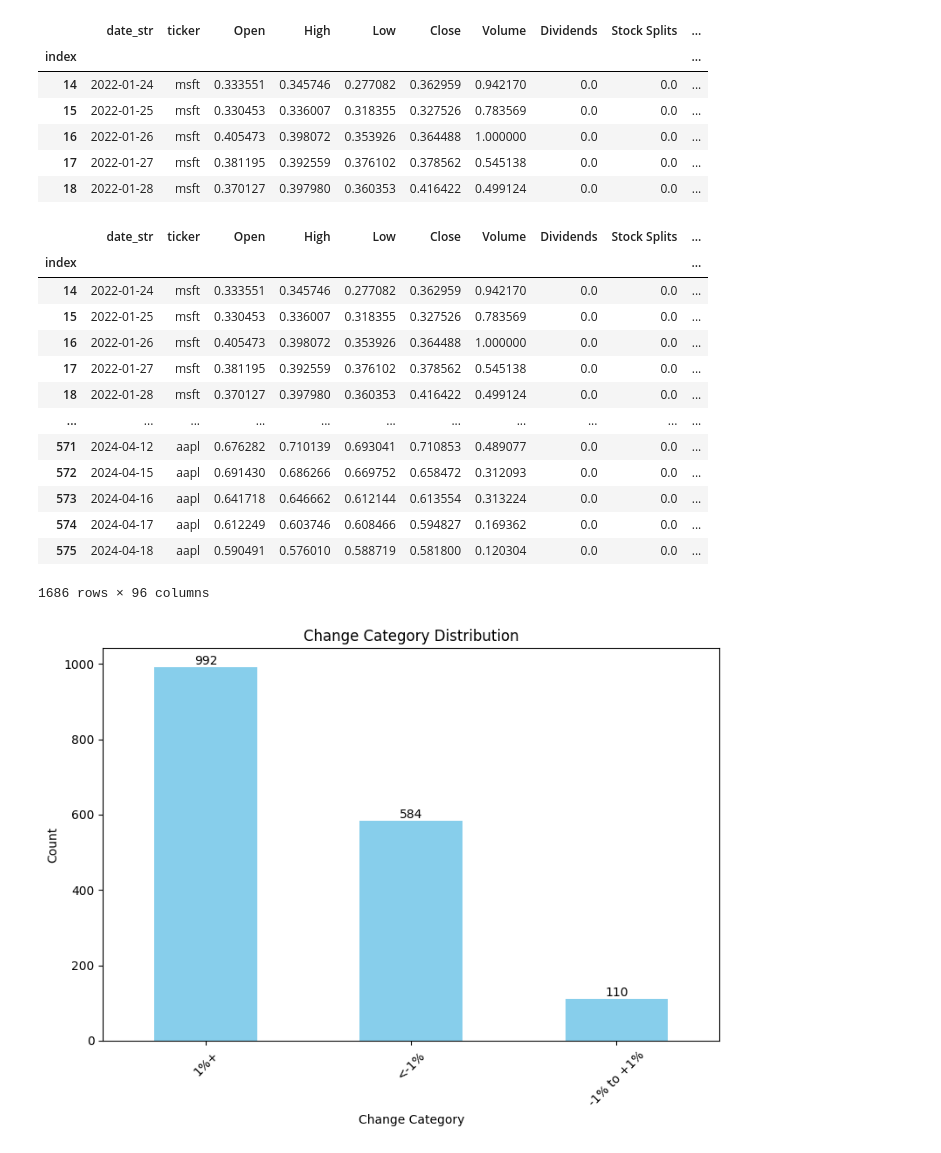
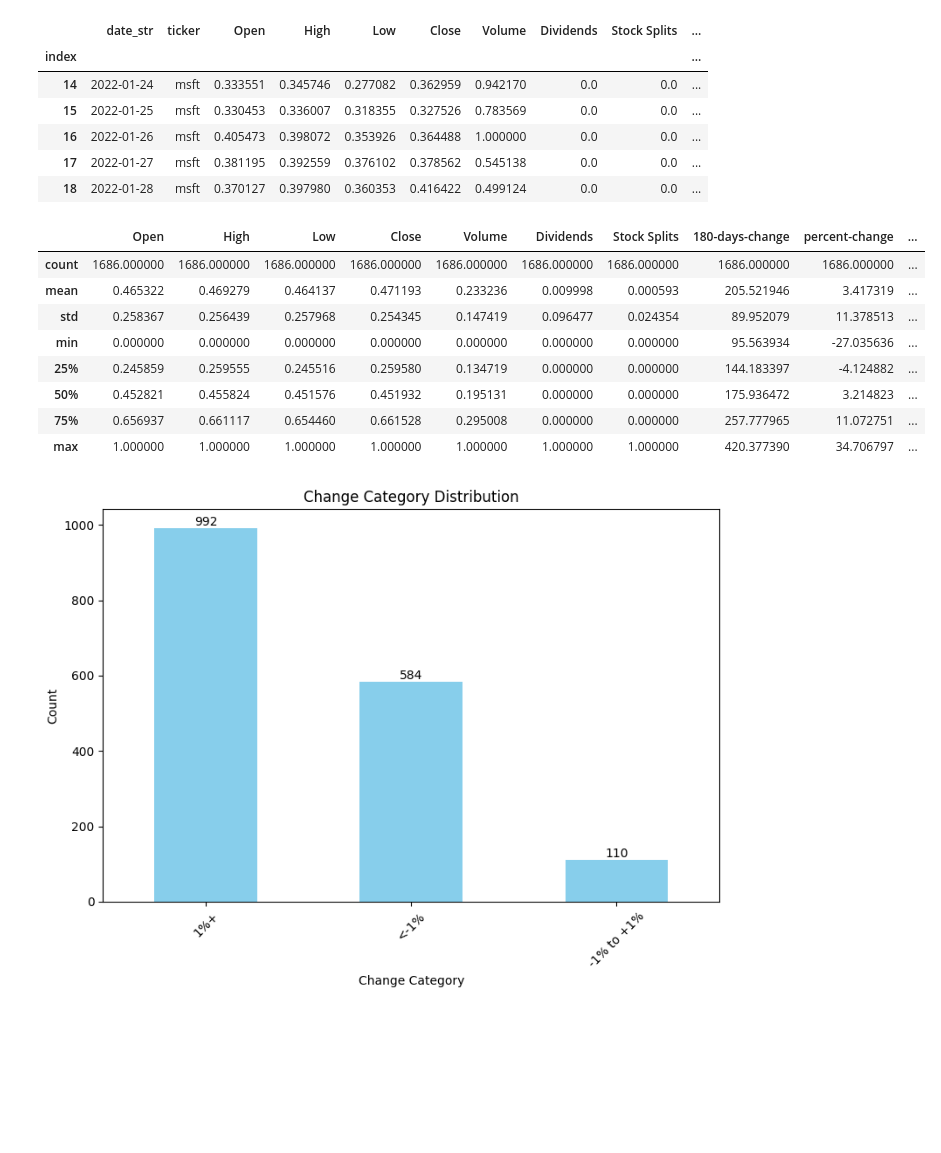
Before and after one commit to ReAlex1902/stock-trend-pred, a Jupyter notebook: modeling_v2.ipynb, the cells around one changed output. Cells and saved outputs as stored; diff of their text form; code cells hidden in the pictures; blank space fills up the shorter version.

```diff
--- a/modeling_v2.ipynb
+++ b/modeling_v2.ipynb
@@ -307,23 +305,18 @@ df_finances.iloc[:5, :11]
 | 16 | 2022-01-26 | msft | 0.405473 | 0.398072 | 0.353926 | 0.364488 | 1.000000 | 0.0 | 0.0 | ... |
 | 17 | 2022-01-27 | msft | 0.381195 | 0.392559 | 0.376102 | 0.378562 | 0.545138 | 0.0 | 0.0 | ... |
 | 18 | 2022-01-28 | msft | 0.370127 | 0.397980 | 0.360353 | 0.416422 | 0.499124 | 0.0 | 0.0 | ... |
-# %%
-df_finances
-# %% [output]
-|  | date_str | ticker | Open | High | Low | Close | Volume | Dividends | Stock Splits | ... |
-| index |  |  |  |  |  |  |  |  |  | ... |
-| 14 | 2022-01-24 | msft | 0.333551 | 0.345746 | 0.277082 | 0.362959 | 0.942170 | 0.0 | 0.0 | ... |
-| 15 | 2022-01-25 | msft | 0.330453 | 0.336007 | 0.318355 | 0.327526 | 0.783569 | 0.0 | 0.0 | ... |
-| 16 | 2022-01-26 | msft | 0.405473 | 0.398072 | 0.353926 | 0.364488 | 1.000000 | 0.0 | 0.0 | ... |
-| 17 | 2022-01-27 | msft | 0.381195 | 0.392559 | 0.376102 | 0.378562 | 0.545138 | 0.0 | 0.0 | ... |
-| 18 | 2022-01-28 | msft | 0.370127 | 0.397980 | 0.360353 | 0.416422 | 0.499124 | 0.0 | 0.0 | ... |
-| ... | ... | ... | ... | ... | ... | ... | ... | ... | ... | ... |
-| 571 | 2024-04-12 | aapl | 0.676282 | 0.710139 | 0.693041 | 0.710853 | 0.489077 | 0.0 | 0.0 | ... |
-| 572 | 2024-04-15 | aapl | 0.691430 | 0.686266 | 0.669752 | 0.658472 | 0.312093 | 0.0 | 0.0 | ... |
-| 573 | 2024-04-16 | aapl | 0.641718 | 0.646662 | 0.612144 | 0.613554 | 0.313224 | 0.0 | 0.0 | ... |
-| 574 | 2024-04-17 | aapl | 0.612249 | 0.603746 | 0.608466 | 0.594827 | 0.169362 | 0.0 | 0.0 | ... |
-| 575 | 2024-04-18 | aapl | 0.590491 | 0.576010 | 0.588719 | 0.581800 | 0.120304 | 0.0 | 0.0 | ... |
-1686 rows × 96 columns
+# %%
+df_finances.describe().iloc[:, :10]
+# %% [output]
+|  | Open | High | Low | Close | Volume | Dividends | Stock Splits | 180-days-change | percent-change | ... |
+| count | 1686.000000 | 1686.000000 | 1686.000000 | 1686.000000 | 1686.000000 | 1686.000000 | 1686.000000 | 1686.000000 | 1686.000000 | ... |
+| mean | 0.465322 | 0.469279 | 0.464137 | 0.471193 | 0.233236 | 0.009998 | 0.000593 | 205.521946 | 3.417319 | ... |
+| std | 0.258367 | 0.256439 | 0.257968 | 0.254345 | 0.147419 | 0.096477 | 0.024354 | 89.952079 | 11.378513 | ... |
+| min | 0.000000 | 0.000000 | 0.000000 | 0.000000 | 0.000000 | 0.000000 | 0.000000 | 95.563934 | -27.035636 | ... |
+| 25% | 0.245859 | 0.259555 | 0.245516 | 0.259580 | 0.134719 | 0.000000 | 0.000000 | 144.183397 | -4.124882 | ... |
+| 50% | 0.452821 | 0.455824 | 0.451576 | 0.451932 | 0.195131 | 0.000000 | 0.000000 | 175.936472 | 3.214823 | ... |
+| 75% | 0.656937 | 0.661117 | 0.654460 | 0.661528 | 0.295008 | 0.000000 | 0.000000 | 257.777965 | 11.072751 | ... |
+| max | 1.000000 | 1.000000 | 1.000000 | 1.000000 | 1.000000 | 1.000000 | 1.000000 | 420.377390 | 34.706797 | ... |
 # %%
 import pandas as pd
 import matplotlib.pyplot as plt
```
Also changed, not shown: parts of 7 cells of this notebook.
